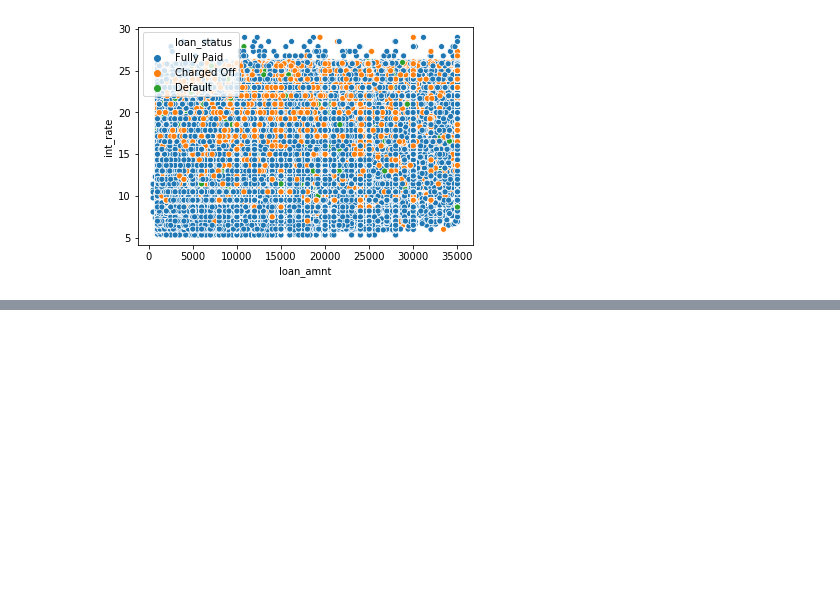
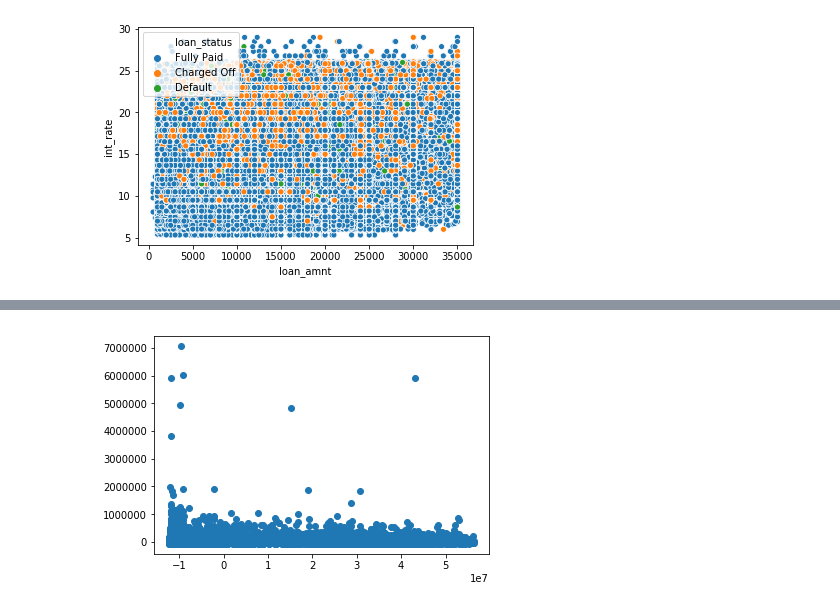
Before and after one commit to bfitzpa5/Metis_Projects, a Jupyter notebook: 03-mcnulty/mcnulty_eda.ipynb, the cells around one changed output, grey strips where cells are left out. Cells and saved outputs as stored; diff of their text form; code cells hidden in the pictures; blank space fills up the shorter version.

```diff
--- a/03-mcnulty/mcnulty_eda.ipynb
+++ b/03-mcnulty/mcnulty_eda.ipynb
@@ -222,0 +248,5 @@ plt.show()
+# %%
+plt.scatter(X[y==0, 0], X[y==0, 1])
+plt.show()
+# %% [output]
+[figure, added]
```
Also changed, not shown: parts of 6 cells of this notebook.
